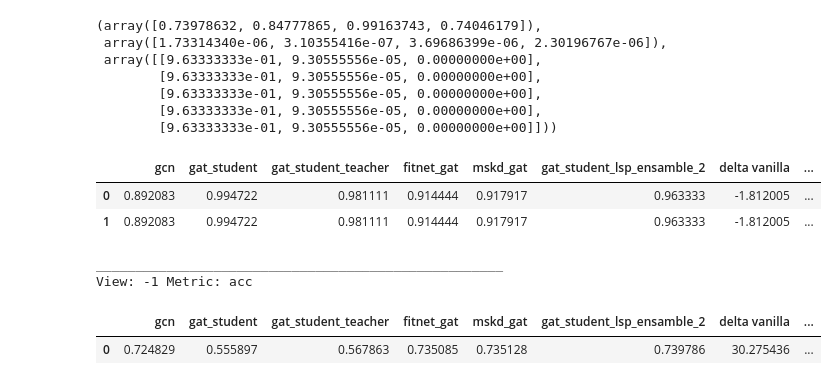
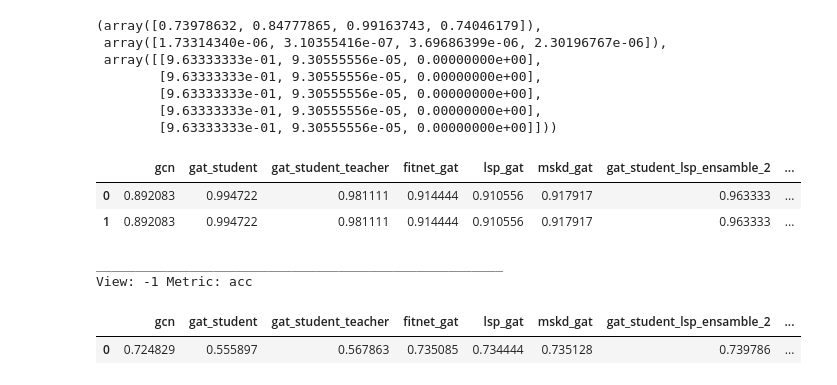
Before and after one commit to LorenzoStigliano/thesis-imperial, a Jupyter notebook: src/notebooks/study_MedMNIST_BreastMNIST_gcn_gat.ipynb, the cells around one changed output. Drawn from its saved outputs; the diff is of its cells as text; code cells hidden in the pictures.

```diff
--- a/src/notebooks/study_MedMNIST_BreastMNIST_gcn_gat.ipynb
+++ b/src/notebooks/study_MedMNIST_BreastMNIST_gcn_gat.ipynb
@@ -29,12 +32,13 @@ plt.rcParams.update(params)
 
 dataset="BreastMNIST"
 views=[-1]
-models=["gcn", "gat_student", "gat_student_teacher", "fitnet_gat", "mskd_gat"]
+models=["gcn", "gat_student", "gat_student_teacher", "fitnet_gat", "lsp_gat", "mskd_gat"]
 model_args = [
     gcn_BreastMNIST_args,
     gat_gat_student_BreastMNIST_args,
     gcn_gat_student_BreastMNIST_args,
     gcn_gat_fitnet_student_BreastMNIST_args,
+    gcn_gat_lsp_student_BreastMNIST_args,
     gcn_gat_mskd_student_BreastMNIST_args
 ]
 CV=["3Fold", "5Fold", "10Fold"]
@@ -398,7 +402,7 @@ df_model_mean[0][0], df_metrics_var[0][0], df_best_student[0]
 mean_all_runs, mean_all_std = reproducibility_mulitple_runs_student_specific(
     dataset="BreastMNIST",
     views=[-1],
-    models=["gcn", "gat_student", "gat_student_teacher", "fitnet_gat", "mskd_gat", "gat_student_lsp_ensamble_2"],
+    models=["gcn", "gat_student", "gat_student_teacher", "fitnet_gat", "lsp_gat", "mskd_gat", "gat_student_lsp_ensamble_2"],
     CV=["3Fold", "5Fold", "10Fold"],
     runs=[i for i in range(10)],
     students=[
@@ -409,25 +413,26 @@ mean_all_runs, mean_all_std = reproducibility_mulitple_runs_student_specific(
     gat_gat_student_BreastMNIST_args,
     gcn_gat_student_BreastMNIST_args,
     gcn_gat_fitnet_student_BreastMNIST_args,
+    gcn_gat_lsp_student_BreastMNIST_args,
     gcn_gat_mskd_student_BreastMNIST_args,
     gcn_gat_student_lsp_ensamble_2_BreastMNIST_args
     ])
 # %%
 reproducibility_frame = pd.DataFrame(mean_all_runs.T)
 
-models=["gcn", "gat_student", "gat_student_teacher", "fitnet_gat", "mskd_gat", "gat_student_lsp_ensamble_2"]
+models=["gcn", "gat_student", "gat_student_teacher", "fitnet_gat", "lsp_gat", "mskd_gat", "gat_student_lsp_ensamble_2"]
 reproducibility_frame.columns = models
 
 reproducibility_frame["delta vanilla"] = ((reproducibility_frame["gat_student_lsp_ensamble_2"] - reproducibility_frame["gat_student_teacher"]) / reproducibility_frame["gat_student_teacher"])*100
 reproducibility_frame["delta fitnet"] = ((reproducibility_frame["gat_student_lsp_ensamble_2"] - reproducibility_frame["fitnet_gat"]) / reproducibility_frame["fitnet_gat"])*100
-#reproducibility_frame["delta lsp"] = ((reproducibility_frame["gcn_student_lsp_ensamble_3"] - reproducibility_frame["lsp_gcn"]) / reproducibility_frame["lsp_gcn"])*100
+reproducibility_frame["delta lsp"] = ((reproducibility_frame["gat_student_lsp_ensamble_2"] - reproducibility_frame["lsp_gat"]) / reproducibility_frame["lsp_gat"])*100
 reproducibility_frame["delta mskd"] = ((reproducibility_frame["gat_student_lsp_ensamble_2"] - reproducibility_frame["mskd_gat"]) / reproducibility_frame["mskd_gat"])*100
 # %%
 reproducibility_frame
 # %% [output]
-|  | gcn | gat_student | gat_student_teacher | fitnet_gat | mskd_gat | gat_student_lsp_ensamble_2 | delta vanilla | ... |
-| 0 | 0.892083 | 0.994722 | 0.981111 | 0.914444 | 0.917917 | 0.963333 | -1.812005 | ... |
-| 1 | 0.892083 | 0.994722 | 0.981111 | 0.914444 | 0.917917 | 0.963333 | -1.812005 | ... |
+|  | gcn | gat_student | gat_student_teacher | fitnet_gat | lsp_gat | mskd_gat | gat_student_lsp_ensamble_2 | ... |
+| 0 | 0.892083 | 0.994722 | 0.981111 | 0.914444 | 0.910556 | 0.917917 | 0.963333 | ... |
+| 1 | 0.892083 | 0.994722 | 0.981111 | 0.914444 | 0.910556 | 0.917917 | 0.963333 | ... |
 # %%
 views=[-1]
 CV=["3Fold", "5Fold", "10Fold"]
@@ -447,7 +452,7 @@ view_std = []
 
 for best_student_i, view in enumerate(views):
 
-    models = ["gcn", "gat_student", "gat_student_teacher", "fitnet_gat", "mskd_gat"]
+    models = ["gcn", "gat_student", "gat_student_teacher", "fitnet_gat", "lsp_gat", "mskd_gat"]
     mean_all_runs = []
     for run in [i for i in range(10)]:
         view_data_mean, _ = view_metric_analysis(models=models, CV=CV, view=view, run=run, metric="acc", dataset=dataset,
@@ -457,6 +462,7 @@ for best_student_i, view in enumerate(views):
                                                     gat_gat_student_BreastMNIST_args,
                                                     gcn_gat_student_BreastMNIST_args,
                                                     gcn_gat_fitnet_student_BreastMNIST_args,
+                                                    gcn_gat_lsp_student_BreastMNIST_args,
                                                     gcn_gat_mskd_student_BreastMNIST_args])
         mean_all_runs.append(view_data_mean)
 
@@ -493,18 +499,18 @@ for best_student_i, view in enumerate(views):
 ____________________________________________________
 View: -1 Metric: acc
 # %%
-models=["gcn", "gat_student", "gat_student_teacher", "fitnet_gat", "mskd_gat", "gat_student_lsp_ensamble_2"]
+models=["gcn", "gat_student", "gat_student_teacher", "fitnet_gat", "lsp_gat", "mskd_gat", "gat_student_lsp_ensamble_2"]
 average_across_views_df = pd.DataFrame(view_mean[0][:,-1])
 average_across_views_df_mean = average_across_views_df.T
 
 average_across_views_df_mean.columns = models
 average_across_views_df_mean
 
 average_across_views_df_mean["delta vanilla"] = ((average_across_views_df_mean["gat_student_lsp_ensamble_2"] - average_across_views_df_mean["gat_student_teacher"]) / average_across_views_df_mean["gat_student_teacher"])*100
 average_across_views_df_mean["delta fitnet"] = ((average_across_views_df_mean["gat_student_lsp_ensamble_2"] - average_across_views_df_mean["fitnet_gat"]) / average_across_views_df_mean["fitnet_gat"])*100
-#average_across_views_df_mean["delta lsp"] = ((average_across_views_df_mean["gat_student_lsp_ensamble_2"] - average_across_views_df_mean["lsp_gcn"]) / average_across_views_df_mean["lsp_gcn"])*100
+average_across_views_df_mean["delta lsp"] = ((average_across_views_df_mean["gat_student_lsp_ensamble_2"] - average_across_views_df_mean["lsp_gat"]) / average_across_views_df_mean["lsp_gat"])*100
 average_across_views_df_mean["delta mskd"] = ((average_across_views_df_mean["gat_student_lsp_ensamble_2"] - average_across_views_df_mean["mskd_gat"]) / average_across_views_df_mean["mskd_gat"])*100
 average_across_views_df_mean
 # %% [output]
-|  | gcn | gat_student | gat_student_teacher | fitnet_gat | mskd_gat | gat_student_lsp_ensamble_2 | delta vanilla | ... |
-| 0 | 0.724829 | 0.555897 | 0.567863 | 0.735085 | 0.735128 | 0.739786 | 30.275436 | ... |
+|  | gcn | gat_student | gat_student_teacher | fitnet_gat | lsp_gat | mskd_gat | gat_student_lsp_ensamble_2 | ... |
+| 0 | 0.724829 | 0.555897 | 0.567863 | 0.735085 | 0.734444 | 0.735128 | 0.739786 | ... |
```
Also changed, not shown: parts of 3 cells of this notebook, 30 other files.
